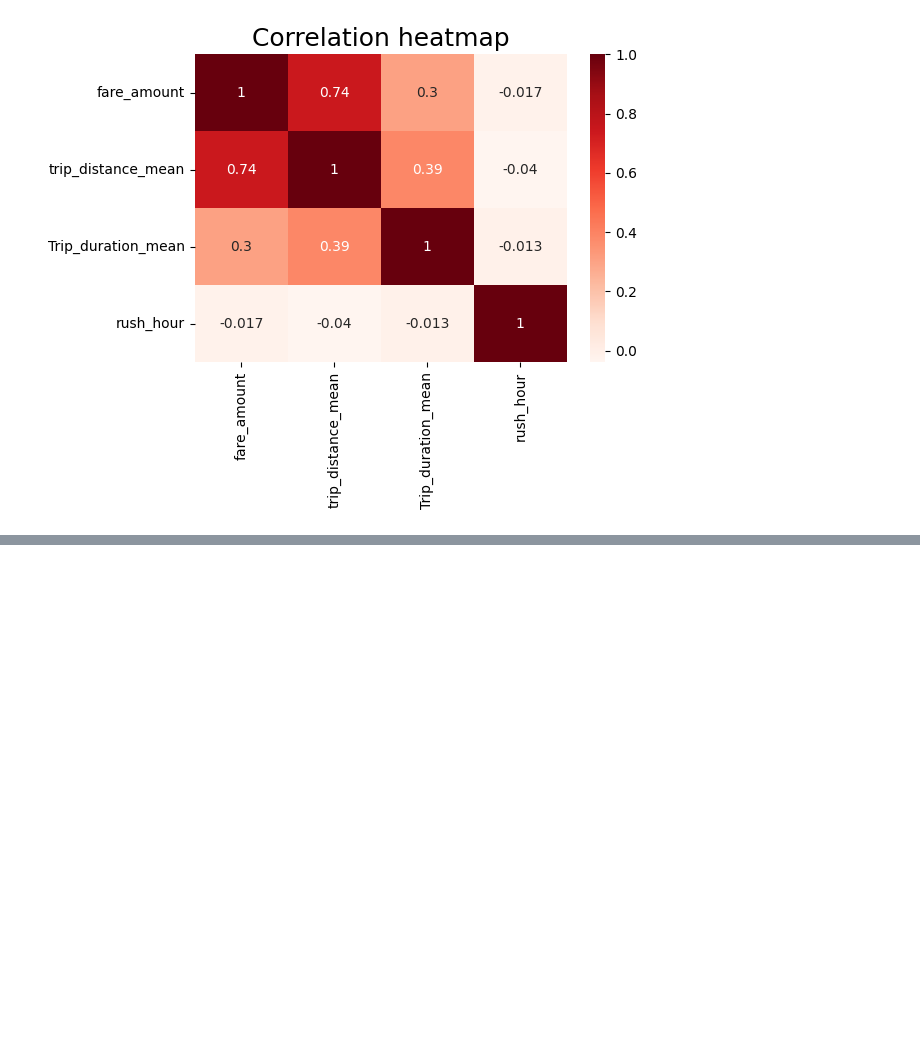
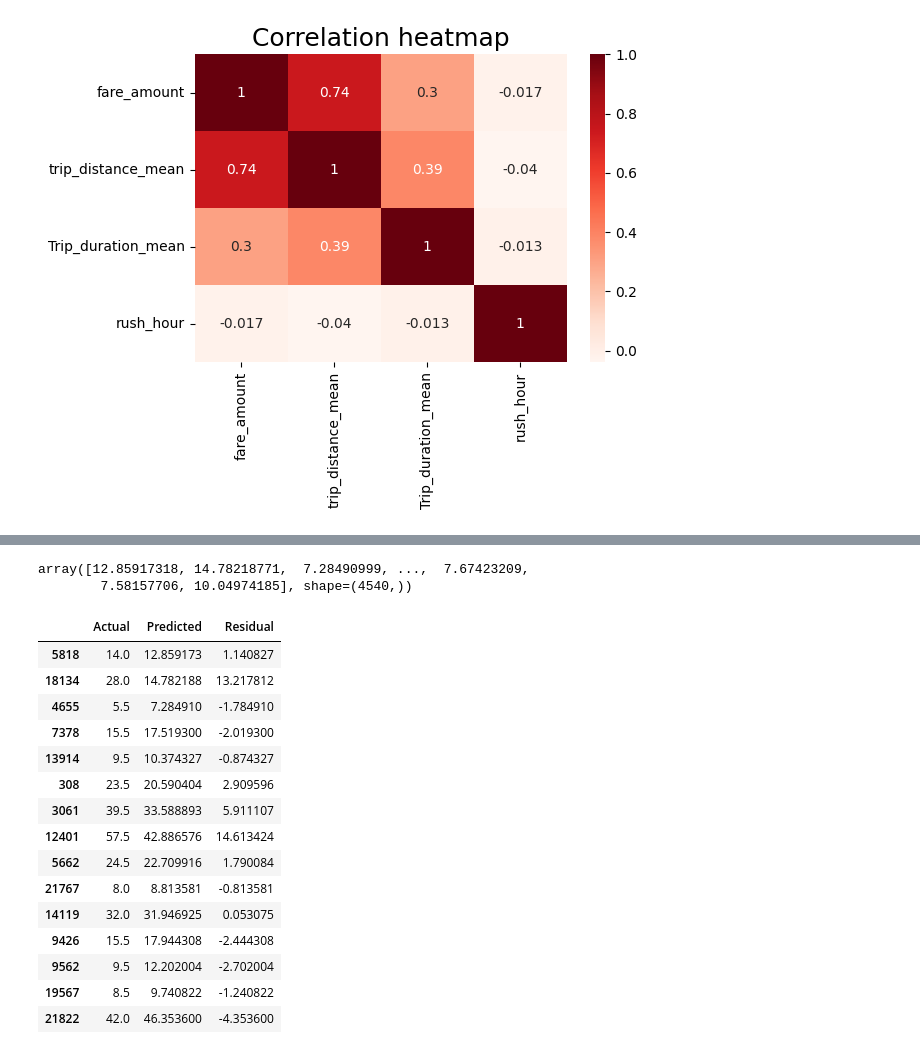
Before and after one commit to AfobCode/LearningPython, a Jupyter notebook: Automatidata/code/RegressionAnalysis.ipynb, the cells around one changed output, grey strips where cells are left out. Cells and saved outputs as stored; diff of their text form; code cells hidden in the pictures; blank space fills up the shorter version.

```diff
--- a/Automatidata/code/RegressionAnalysis.ipynb
+++ b/Automatidata/code/RegressionAnalysis.ipynb
@@ -598,0 +670,27 @@ plt.show()
+# %%
+fareAmount_predicted_test.ravel()
+# %% [output]
+array([12.85917318, 14.78218771,  7.28490999, ...,  7.67423209,
+        7.58157706, 10.04974185], shape=(4540,))
+# %%
+fareAmount_results = pd.DataFrame(data = {'Actual': y_test['fare_amount'], 'Predicted': fareAmount_predicted_test.ravel()})
+fareAmount_results['Residual'] = fareAmount_results['Actual'] - fareAmount_results['Predicted']
+
+fareAmount_results.head(15)
+# %% [output]
+|  | Actual | Predicted | Residual |
+| 5818 | 14.0 | 12.859173 | 1.140827 |
+| 18134 | 28.0 | 14.782188 | 13.217812 |
+| 4655 | 5.5 | 7.284910 | -1.784910 |
+| 7378 | 15.5 | 17.519300 | -2.019300 |
+| 13914 | 9.5 | 10.374327 | -0.874327 |
+| 308 | 23.5 | 20.590404 | 2.909596 |
+| 3061 | 39.5 | 33.588893 | 5.911107 |
+| 12401 | 57.5 | 42.886576 | 14.613424 |
+| 5662 | 24.5 | 22.709916 | 1.790084 |
+| 21767 | 8.0 | 8.813581 | -0.813581 |
+| 14119 | 32.0 | 31.946925 | 0.053075 |
+| 9426 | 15.5 | 17.944308 | -2.444308 |
+| 9562 | 9.5 | 12.202004 | -2.702004 |
+| 19567 | 8.5 | 9.740822 | -1.240822 |
+| 21822 | 42.0 | 46.353600 | -4.353600 |
```
Also changed, not shown: parts of 13 cells of this notebook.
